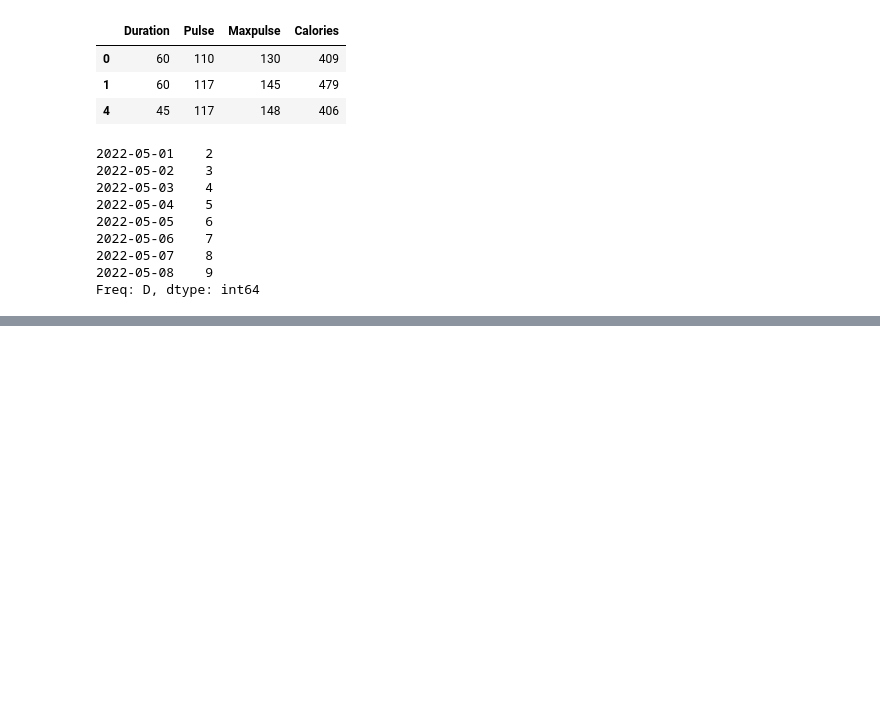
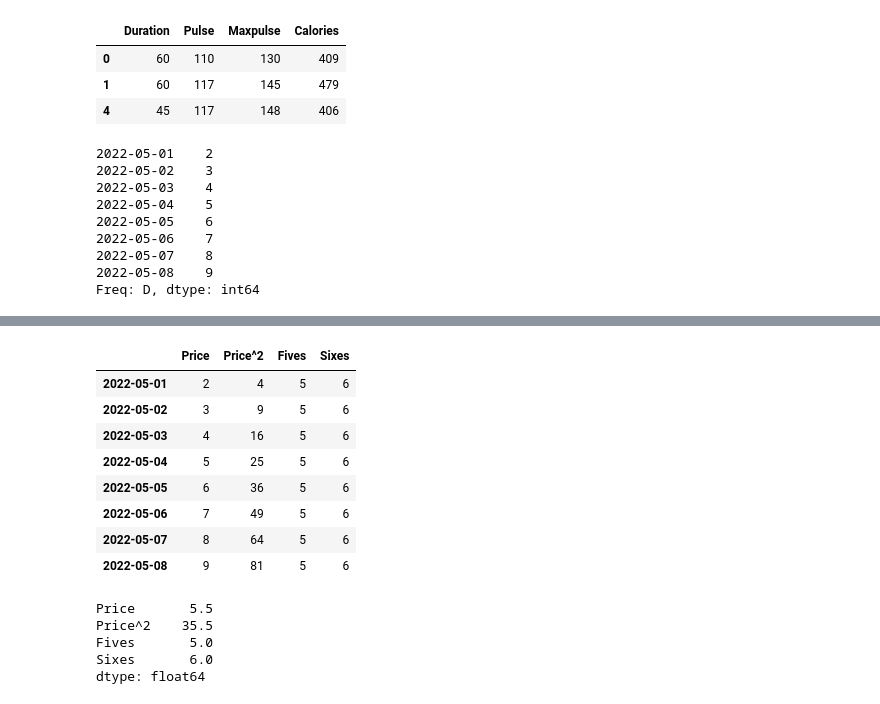
Before and after one commit to tomasz-te/Drafts, a Jupyter notebook: Pandas.ipynb, the cells around one changed output, grey strips where cells are left out. Cells and saved outputs as stored; diff of their text form; code cells hidden in the pictures; blank space fills up the shorter version.

```diff
--- a/Pandas.ipynb
+++ b/Pandas.ipynb
@@ -334,3 +334,6 @@ ser
 2022-05-07    8
 2022-05-08    9
 Freq: D, dtype: int64
+# %%
+df = ser.to_frame(name='Price')
+df
@@ -336,0 +354,3 @@ Freq: D, dtype: int64
+# %%
+df['Price^2'] = pow(df['Price'],2)
+df
@@ -336,0 +369,3 @@ Freq: D, dtype: int64
+# %%
+df['Fives'] = np.array([5]*len(df))
+df
@@ -336,0 +382,21 @@ Freq: D, dtype: int64
+# %%
+df['Sixes']=6
+df
+# %% [output]
+|  | Price | Price^2 | Fives | Sixes |
+| 2022-05-01 | 2 | 4 | 5 | 6 |
+| 2022-05-02 | 3 | 9 | 5 | 6 |
+| 2022-05-03 | 4 | 16 | 5 | 6 |
+| 2022-05-04 | 5 | 25 | 5 | 6 |
+| 2022-05-05 | 6 | 36 | 5 | 6 |
+| 2022-05-06 | 7 | 49 | 5 | 6 |
+| 2022-05-07 | 8 | 64 | 5 | 6 |
+| 2022-05-08 | 9 | 81 | 5 | 6 |
+# %%
+df.mean()
+# %% [output]
+Price       5.5
+Price^2    35.5
+Fives       5.0
+Sixes       6.0
+dtype: float64
```
Also changed, not shown: parts of 13 cells of this notebook.
